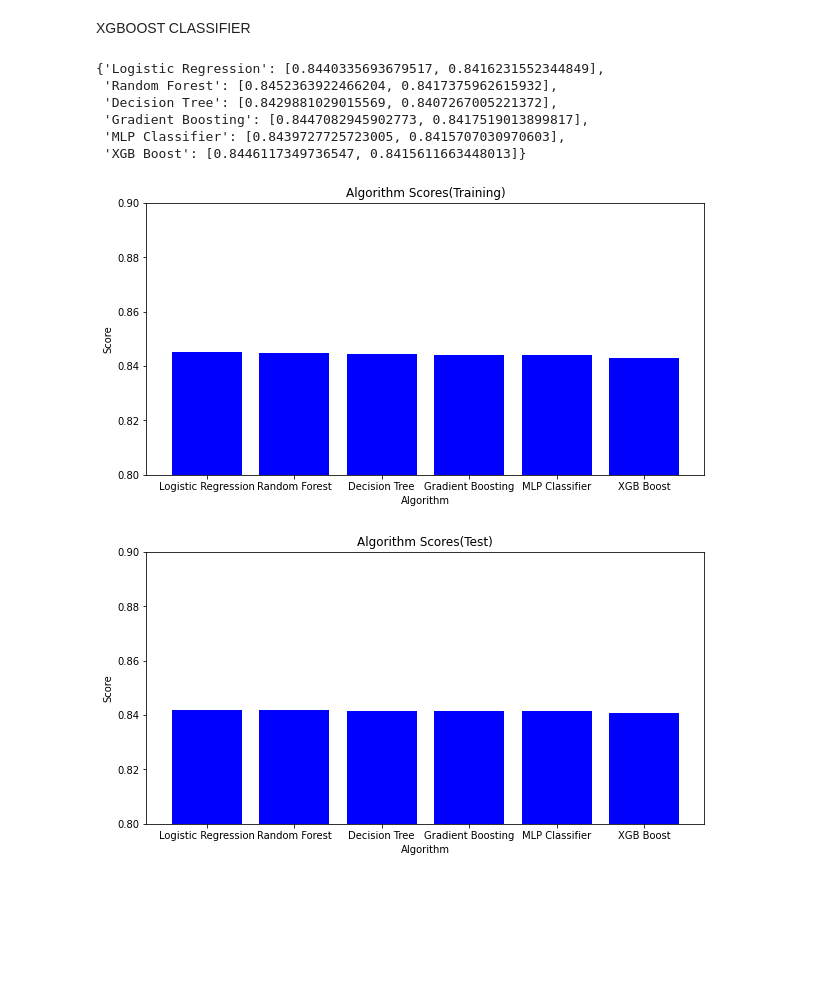
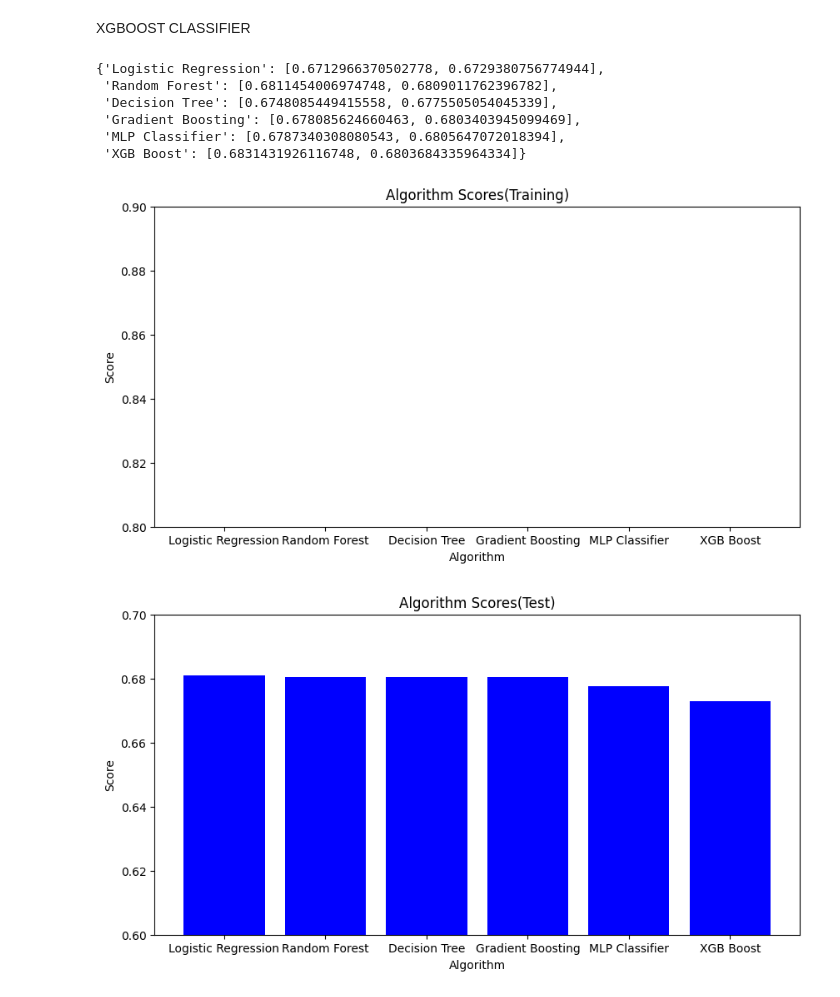
Before and after one commit to marchelzi/covid19-prediction, a Jupyter notebook: COVID_19_Prediction (1).ipynb, the cells around one changed output. Cells and saved outputs as stored; diff of their text form; code cells hidden in the pictures; blank space fills up the shorter version.

```diff
--- a/COVID_19_Prediction (1).ipynb
+++ b/COVID_19_Prediction (1).ipynb
@@ -187,3 +188,6 @@ df.head()
 | 2 | 0 | 0 | 1 | 0 | 55.0 | 0.0 | 1.0 | 0.0 | 0.0 | 0.0 | ... |
 | 3 | 0 | 1 | 0 | 0 | 53.0 | 0.0 | 0.0 | 0.0 | 0.0 | 0.0 | ... |
 | 4 | 0 | 0 | 0 | 0 | 68.0 | 0.0 | 1.0 | 0.0 | 0.0 | 0.0 | ... |
+# %%
+df_majority = df[(df['COVID']==0)]
+df_minority = df[(df['COVID']==1)]
@@ -189,0 +200,7 @@ df.head()
+# %%
+df_minority_downsample = resample(df_majority,
+                                 replace=True,    # sample with replacement
+                                 n_samples= 178322, # to match majority class
+                                 random_state=42)  # reproducible results
+# %%
+df = pd.concat([df_minority, df_minority_downsample])
@@ -191,7 +214,6 @@ df.head()
 train, test = train_test_split(
     df,
     test_size=0.2,
-    shuffle=50
 )
 # %%
 y_test = test.COVID.to_numpy()
@@ -314,12 +336,12 @@ model_scores['XGB Boost'] = [
 # %%
 model_scores
 # %% [output]
-{'Logistic Regression': [0.8440335693679517, 0.8416231552344849],
- 'Random Forest': [0.8452363922466204, 0.8417375962615932],
- 'Decision Tree': [0.8429881029015569, 0.8407267005221372],
- 'Gradient Boosting': [0.8447082945902773, 0.8417519013899817],
- 'MLP Classifier': [0.8439727725723005, 0.8415707030970603],
- 'XGB Boost': [0.8446117349736547, 0.8415611663448013]}
+{'Logistic Regression': [0.6712966370502778, 0.6729380756774944],
+ 'Random Forest': [0.6811454006974748, 0.6809011762396782],
+ 'Decision Tree': [0.6748085449415558, 0.6775505054045339],
+ 'Gradient Boosting': [0.678085624660463, 0.6803403945099469],
+ 'MLP Classifier': [0.6787340308080543, 0.6805647072018394],
+ 'XGB Boost': [0.6831431926116748, 0.6803684335964334]}
 # %%
 # Draw a plot of the algorithm scores
 score_by_training = [model_scores[x][0] for x in model_scores]
@@ -333,20 +355,20 @@ plt.bar([x for x in model_scores], score_by_training, color='blue')
 plt.ylim(0.8, 0.9)
 plt.show()
 # %% [output]
-[figure, old version]
+[figure, new version]
 # %%
 score_by_test = [model_scores[x][1] for x in model_scores]
 score_by_test.sort(reverse=True)
 plt.figure(figsize=(10, 5))
 plt.title('Algorithm Scores(Test)')
 plt.xlabel('Algorithm')
 plt.ylabel('Score')
 # 2 decimal places
 plt.bar([x for x in model_scores], score_by_test, color='blue')
-plt.ylim(0.80, 0.9)
+plt.ylim(0.6, 0.7)
 plt.show()
 # %% [output]
-[figure, old version]
+[figure, new version]
 # %%
 # Predict the test set
 logistic_prediction = logistic_regression.predict(x_test)
```
Also changed, not shown: parts of 12 cells of this notebook.
